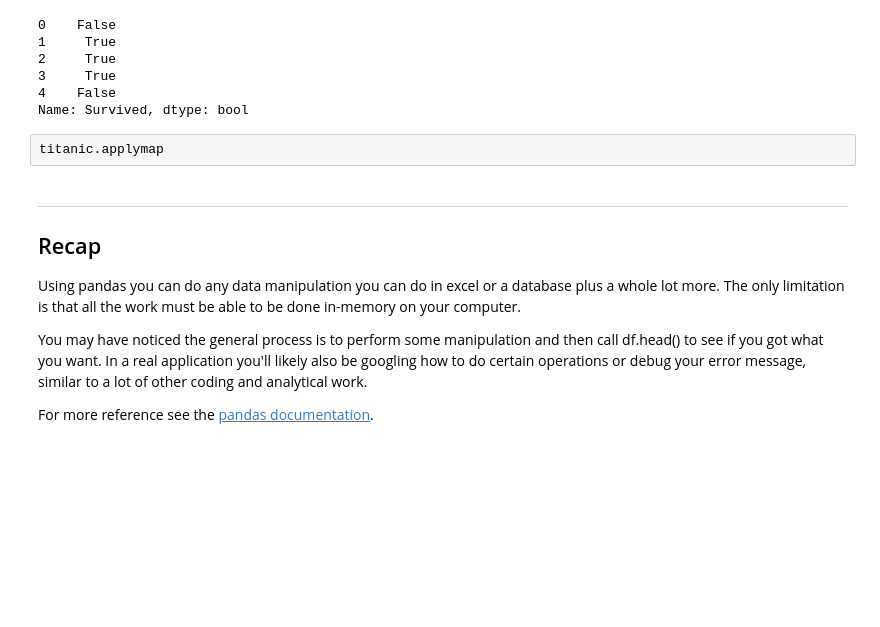
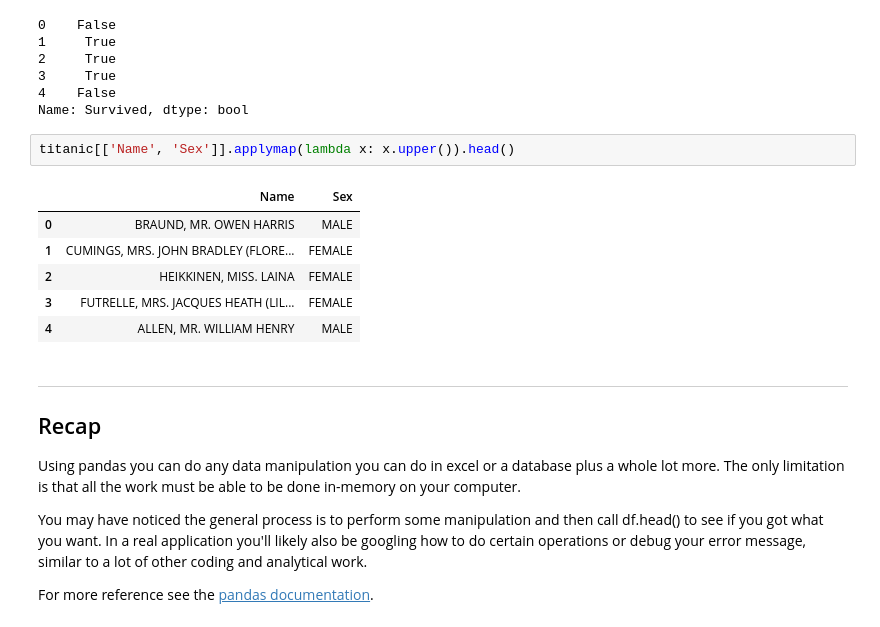
Before and after one commit to jackiekazil/intro_pandas, a Jupyter notebook: pandas_tutorial.ipynb, the cells around one changed output. Saved outputs shown, nothing was run; the diff lists cells and outputs as text; blank space fills up the shorter version.

```diff
--- a/pandas_tutorial.ipynb
+++ b/pandas_tutorial.ipynb
@@ -511,8 +567,15 @@ titanic['Survived'].apply(bool).head()
 3     True
 4    False
 Name: Survived, dtype: bool
-# %%
-titanic.applymap
+# %%
+titanic[['Name', 'Sex']].applymap(lambda x: x.upper()).head()
+# %% [output]
+|  | Name | Sex |
+| 0 | BRAUND, MR. OWEN HARRIS | MALE |
+| 1 | CUMINGS, MRS. JOHN BRADLEY (FLORE... | FEMALE |
+| 2 | HEIKKINEN, MISS. LAINA | FEMALE |
+| 3 | FUTRELLE, MRS. JACQUES HEATH (LIL... | FEMALE |
+| 4 | ALLEN, MR. WILLIAM HENRY | MALE |
 # %% [markdown]
 ---
 ## Recap
```
Also changed, not shown: parts of 15 cells of this notebook.
